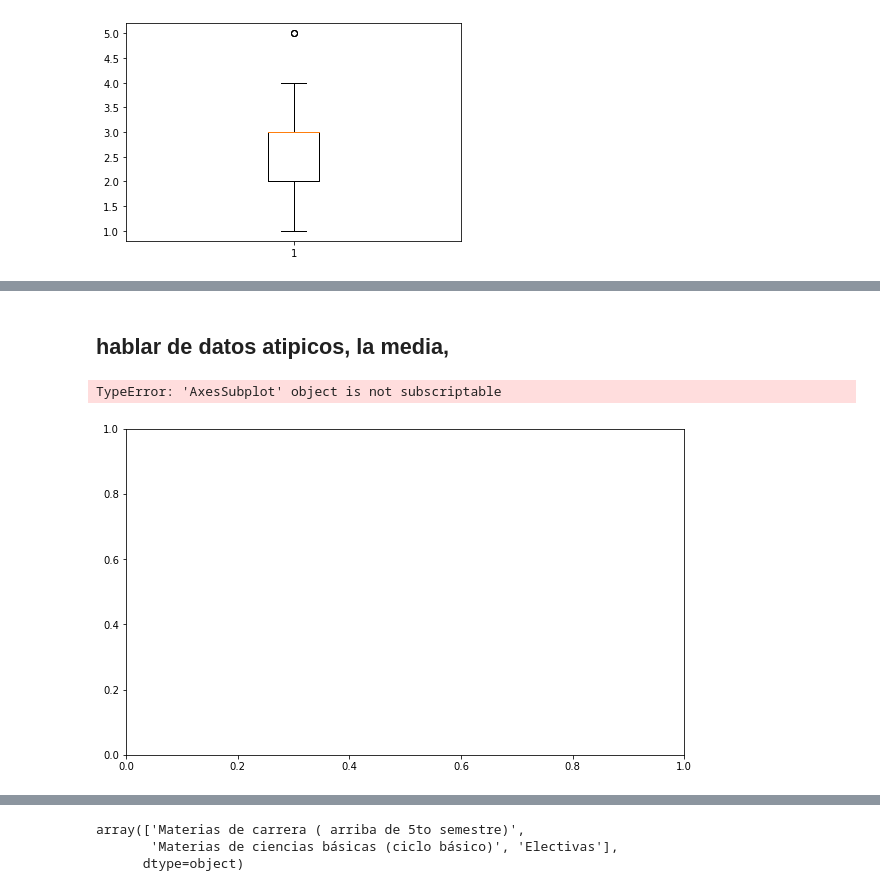
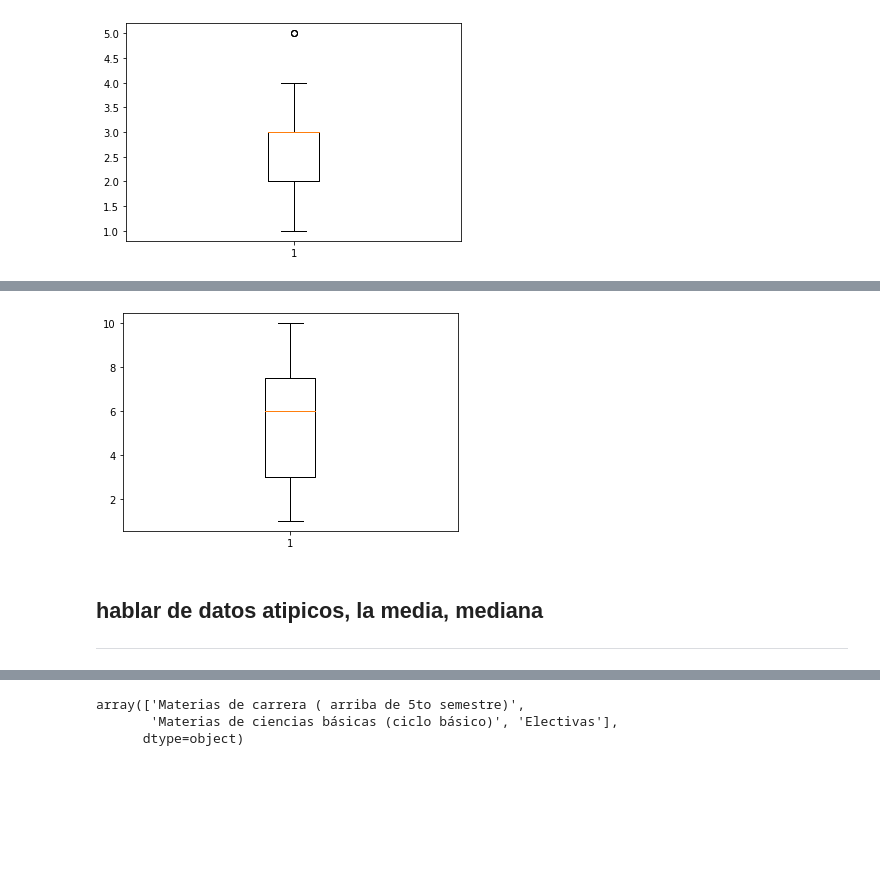
Before and after one commit to sebastianmora04/estadistica_j1, a Jupyter notebook: modelo.ipynb, the cells around one changed output, grey strips where cells are left out. Cells and saved outputs as stored; diff of their text form; code cells hidden in the pictures; blank space fills up the shorter version.

```diff
--- a/modelo.ipynb
+++ b/modelo.ipynb
@@ -153,12 +185,8 @@ plt.show()
+# %%
+plt.boxplot(df['Frecuencia talleres'])
+plt.show()
+# %% [output]
+[figure, added]
 # %% [markdown]
-## hablar de datos atipicos, la media,
+## hablar de datos atipicos, la media, mediana
+--------------------------------
-# %%
-fig, axes = plt.subplots(1, sharex=True, figsize=(10,6)) #2 graficas, compartir el eje x
-
-sns.boxplot(x = df['Frecuencia pruebas'],  orient="h", ax=axes[0])
-
-plt.suptitle("Porcentaje del uso de las aulas virtuales antes y durante la pandemia")
-plt.show()
-# %% [output]
-TypeError: 'AxesSubplot' object is not subscriptable
-[figure, removed]
```
Also changed, not shown: parts of 25 cells of this notebook.
